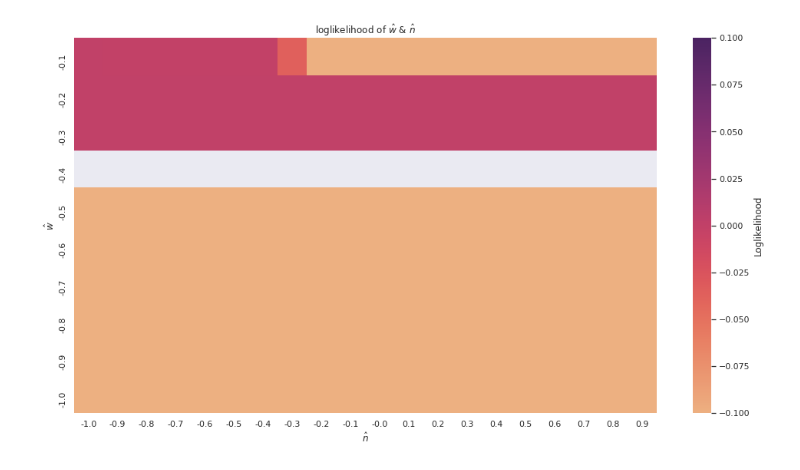
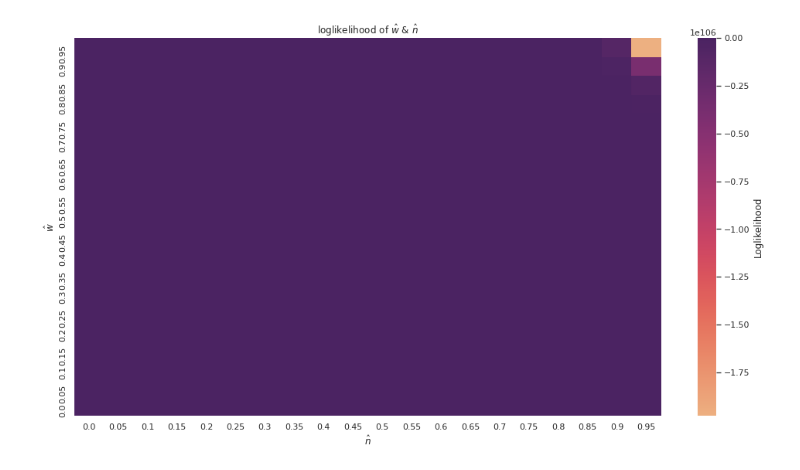
Before and after one commit to kuan0020/LISA_pgw, a Jupyter notebook: likelihood.ipynb, the cells around one changed output. Cells and saved outputs as stored; diff of their text form; code cells hidden in the pictures.

Commit message:
updated likelihood

```diff
--- a/likelihood.ipynb
+++ b/likelihood.ipynb
@@ -4,16 +4,16 @@ import matplotlib.pyplot as plt
 import pandas as pd
 import seaborn as sns
 from instrNoise import *
-sns.set(rc={'figure.figsize':(17,9)})
+sns.set(rc={'figure.figsize':(17,12)})
 # %%
 fmin = 1e-4
 fmax = 2e-2
 dur = 1e6
 df = 1/dur  # frequency interval
 
-wmin = -1
+wmin = 0
 wmax = 1
-nmin = -1
+nmin = 0
 nmax = 1
 
 H0 = 2.2e-18
@@ -41,6 +41,7 @@ def primo_gw(f, nhat, what):
     A3 = (2*np.pi*f/H0) * (0.72/150.)
     alpha_hat = 2 * (3 * what - 1) / (3 * what + 1)
 
+#     import pdb; pdb.set_trace()
     return rts * (A1 * A2**alpha_hat * A3**nhat)
 
 def generate_freqs(fmin, fmax, df):
@@ -55,9 +56,12 @@ def logL(freqs, dur, sens, nhat, what):
     for f in freqs:
         gw = np.append(gw, primo_gw(f,nhat,what))
 
-    log_L = -dur * np.sum(0.5*(h*gw/(h*sens))**2)
+    sum_term = 0.5*(h*gw/(h*sens))**2
 
-    print(log_L)
+#     print(sum_term, -dur*np.sum(sum_term))
+#     print(np.max(gw))
+
+    log_L = -dur * np.sum(sum_term)
 
     return log_L
 
@@ -66,11 +70,14 @@ def logsumexp(x):
     return c + np.log(np.sum(np.exp(x - c)))
 # %%
 %%time
-whats = np.arange(wmin, wmax, .2)
-nhats = np.arange(nmin, nmax, .2)
+whats = np.arange(wmin, wmax, .05)
+nhats = np.arange(nmin, nmax, .05)
 freqs = generate_freqs(fmin, fmax, df)
 sens = omega_sens(freqs)
 
+# ll = logL(freqs, dur, sens, 0, .34)
+
+# plt.plot(sens**2)
 data = pd.DataFrame(columns=['n','w','ll'])
 for w in whats:
     for n in nhats:
@@ -114,20 +89,20 @@ Wall time: 30.4 s
 # %%
 table = data.pivot('w', 'n', 'll')
 ax = plt.axes()
 sns.heatmap(table,
             xticklabels=table.columns.values.round(2),
             yticklabels=table.index.values.round(2),
             ax=ax,
             cbar_kws={'label': 'Loglikelihood'},
             cmap='flare')
 
-ax.set_title(r'likelihood of $\hat{w} \ & \ \hat{n}$')
+ax.set_title(r'loglikelihood of $\hat{w} \ & \ \hat{n}$')
 ax.set_xlabel(r'$\hat{n}$')
 ax.set_ylabel(r'$\hat{w}$')
 ax.invert_yaxis()
 plt.show()
 # %% [output]
-[figure, old version]
+[figure, new version]
 # %%
 table
 # %% [output]
```
Also changed, not shown: parts of 4 cells of this notebook.
